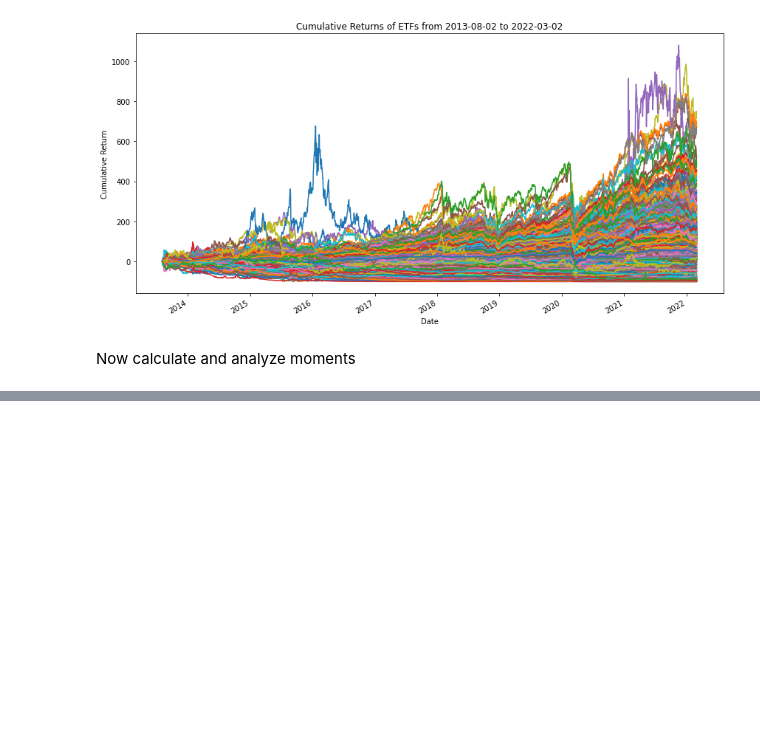
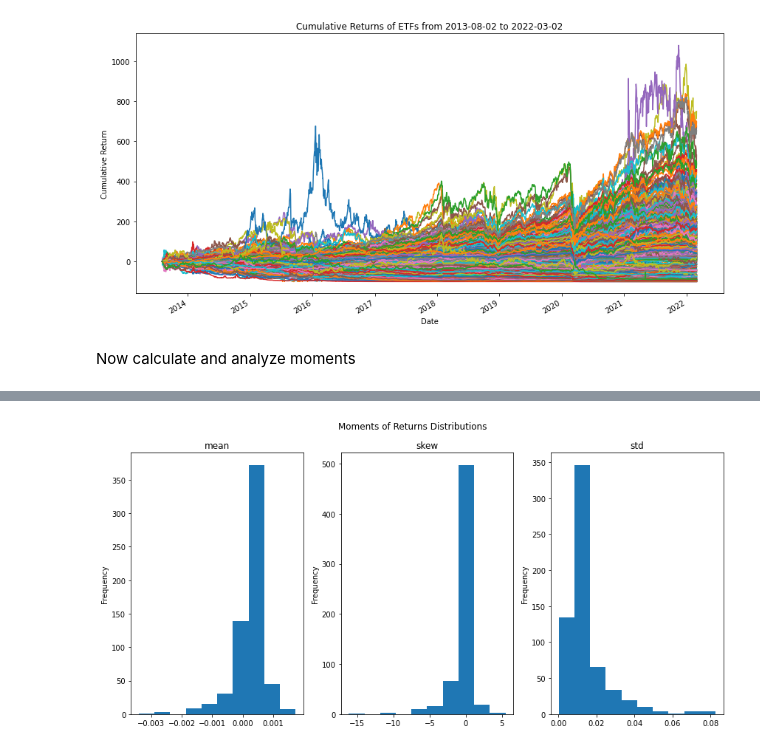
Before and after one commit to diegodalvarez/SkewDrawdown, a Jupyter notebook: KnowYourSkew.ipynb, the cells around one changed output, grey strips where cells are left out. Saved outputs shown, nothing was run; the diff lists cells and outputs as text; code cells hidden in the pictures; blank space fills up the shorter version.

```diff
--- a/KnowYourSkew.ipynb
+++ b/KnowYourSkew.ipynb
@@ -157,0 +165,31 @@ array([[<AxesSubplot:ylabel='Frequency'>,
+# %%
+def _z_score(df: pd.DataFrame) -> pd.DataFrame:
+    return(df.assign(
+        z_score = lambda x: (x.value - x.value.mean()) / x.value.std()))
+
+df_moments_prep = (df_moments.reset_index().rename(
+    columns = {"variable": "ticker"}).
+    melt(id_vars = "ticker").
+    groupby("variable").
+    apply(_z_score).
+    reset_index(drop = True).
+    query("z_score < 2").
+    drop(columns = ["z_score"]).
+    pivot(index = "ticker", columns = "variable", values = "value"))
+# %%
+fig, axes = plt.subplots(ncols = len(df_moments_prep.columns.to_list()), figsize = (12, 6))
+
+for i, col in enumerate(df_moments_prep.columns.to_list()):
+    (df_moments_prep[
+        [col]].
+        plot(
+            ax = axes[i],
+            kind = "hist",
+            legend = False,
+            title = col))
+
+fig.suptitle("Moments of Returns Distributions")
+plt.tight_layout()
+plt.show()
+# %% [output]
+[figure, added]
```
Also changed, not shown: parts of 7 cells of this notebook.
